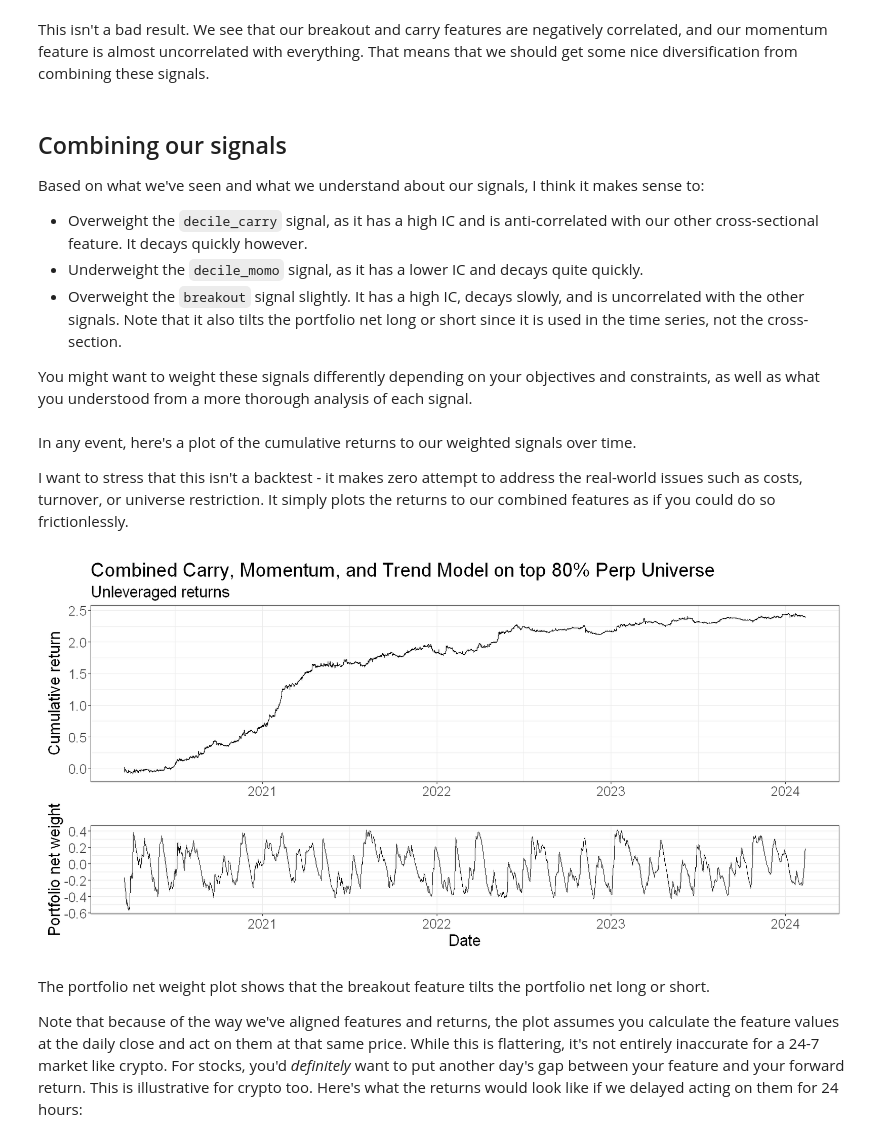
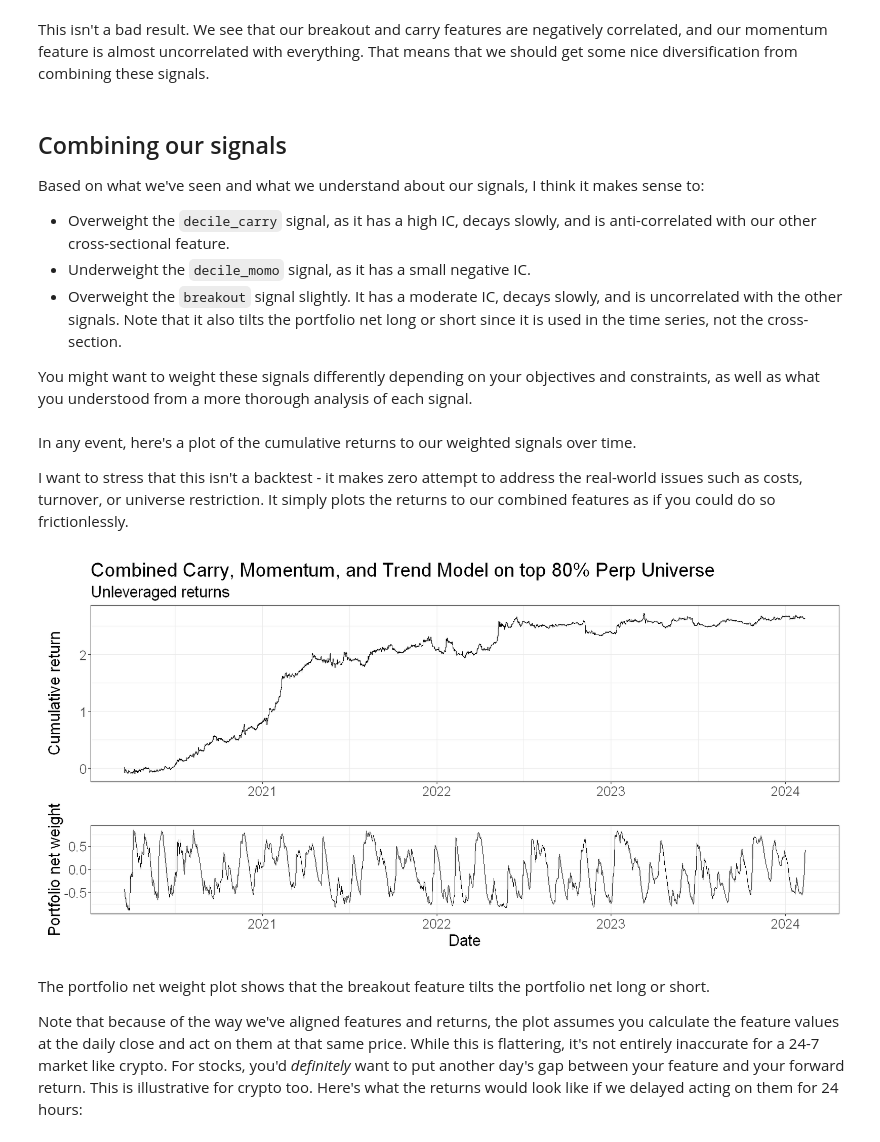
Before and after one commit to Robot-Wealth/trader-tales, a Jupyter notebook: quantifying-combining-alphas/quantifying_and_combining_alphas.ipynb, the cells around one changed output. Drawn from its saved outputs; the diff is of its cells as text; code cells hidden in the pictures.

```diff
--- a/quantifying-combining-alphas/quantifying_and_combining_alphas.ipynb
+++ b/quantifying-combining-alphas/quantifying_and_combining_alphas.ipynb
@@ -409,9 +412,9 @@ This isn't a bad result. We see that our breakout and carry features are negativ
 ## Combining our signals
 
 Based on what we've seen and what we understand about our signals, I think it makes sense to:
-- Overweight the `decile_carry` signal, as it has a high IC and is anti-correlated with our other cross-sectional feature. It decays quickly however.
-- Underweight the `decile_momo` signal, as it has a lower IC and decays quite quickly.
-- Overweight the `breakout` signal slightly. It has a high IC, decays slowly, and is uncorrelated with the other signals. Note that it also tilts the portfolio net long or short since it is used in the time series, not the cross-section.
+- Overweight the `decile_carry` signal, as it has a high IC, decays slowly, and is anti-correlated with our other cross-sectional feature.
+- Underweight the `decile_momo` signal, as it has a small negative IC.
+- Overweight the `breakout` signal slightly. It has a moderate IC, decays slowly, and is uncorrelated with the other signals. Note that it also tilts the portfolio net long or short since it is used in the time series, not the cross-section.
 
 You might want to weight these signals differently depending on your objectives and constraints, as well as what you understood from a more thorough analysis of each signal.
 # %% [markdown]
@@ -436,35 +439,35 @@ model_df <- features %>%
     carry_decile = ntile(carry, 10),
     carry_weight = (carry_decile - 5.5),  # will run -4.5 to 4.5
     momo_decile = ntile(momo, 10),
     momo_weight = -(momo_decile - 5.5),  # will run -4.5 to 4.5
-    breakout_weight = breakout / 5,   # TODO: probably don't actually want to allow a short position based on the breakout feature
+    breakout_weight = breakout / 2,   # TODO: probably don't actually want to allow a short position based on the breakout feature
     combined_weight = (0.5*carry_weight + 0.2*momo_weight + 0.3*breakout_weight),
     # scale weights so that abs values sum to 1 - no leverage condition
     scaled_weight = if_else(combined_weight == 0, 0, combined_weight/sum(abs(combined_weight)))
   )
 
 returns_plot <- model_df %>%
   summarize(returns = scaled_weight * total_fwd_return_simple, .groups = "drop") %>%
   mutate(logreturns = log(returns+1)) %>%
   ggplot(aes(x=date, y=cumsum(logreturns))) +
   geom_line() +
   labs(
     title = 'Combined Carry, Momentum, and Trend Model on top 80% Perp Universe',
     subtitle = "Unleveraged returns",
     x = "",
     y = "Cumulative return"
   )
 
 weights_plot <- model_df %>%
   group_by(date) %>%
   summarise(total_weight = sum(scaled_weight)) %>%
   ggplot(aes(x = date, y = total_weight)) +
   geom_line() +
   labs(x = "Date", y = "Portfolio net weight")
 
 returns_plot / weights_plot + plot_layout(heights = c(2,1))
 # %% [output]
-[figure, old version]
+[figure, new version]
 # %% [markdown]
 The portfolio net weight plot shows that the breakout feature tilts the portfolio net long or short.
 
```
Also changed, not shown: parts of 16 cells of this notebook, 12 other files.
